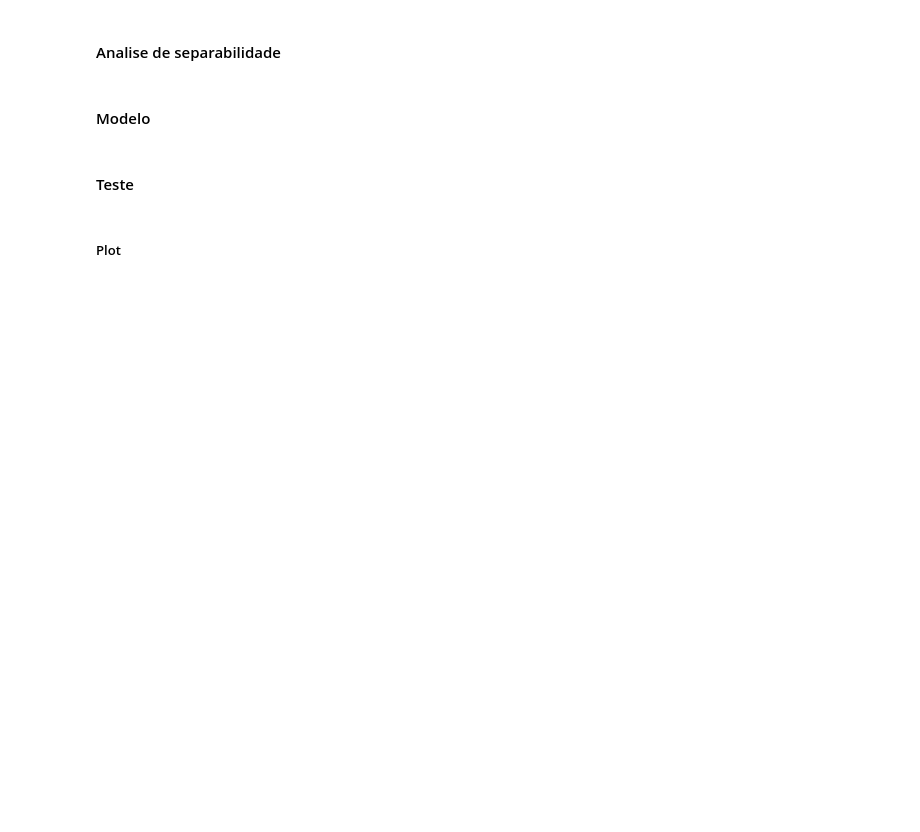
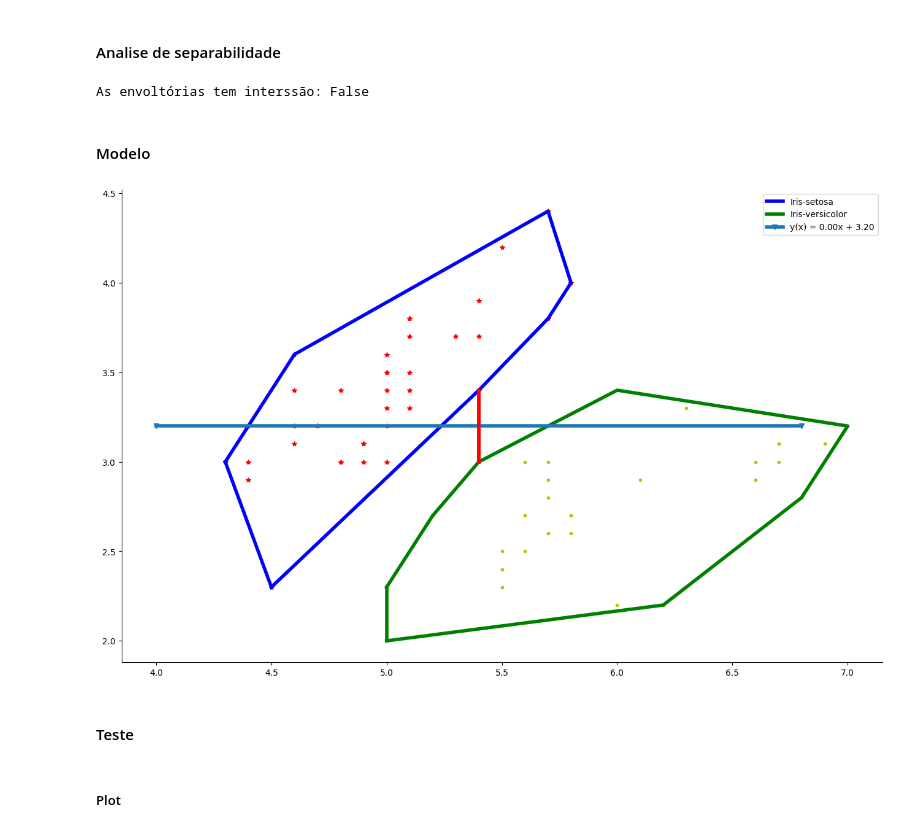
Before and after one commit to Gcastelo01/TP1_Alg2, a Jupyter notebook: TP1_Classificador.ipynb, the cells around one changed output. Drawn from its saved outputs; the diff is of its cells as text; code cells hidden in the pictures; blank space fills up the shorter version.

```diff
--- a/TP1_Classificador.ipynb
+++ b/TP1_Classificador.ipynb
@@ -135,12 +141,12 @@ print(f'As envoltórias tem interssão: {hasIntersection}')
 # %% [markdown]
 #### Carrega o bando de dados e Separa em treino e teste
 # %%
-thyroid = pd.read_csv('./data/thyroid.csv', delimiter=',')
-thyroid = thyroid[['TSH', 'FTI', 'Class']]
+iris = pd.read_csv('./data/iris.csv', delimiter=',')
+iris = iris[['SepalLength', 'SepalWidth', 'Class']]
 
-Class = [1, 2]
+Class = ['Iris-setosa', 'Iris-versicolor']
 
-X_train, X_test, y_train, y_test = test_train(thyroid, 'Class', Class[0], Class[1])
+X_train, X_test, y_train, y_test = test_train(iris, 'Class', Class[0], Class[1])
 
 filtro = y_train == Class[0]
 # %% [markdown]
@@ -160,20 +168,24 @@ endPointList, segmentsList = preProcessConvexHull(envoltorias[0], envoltorias[1]
 hasIntersection = sweepLineIntersection(endPointList, segmentsList)
 
 print(f'As envoltórias tem interssão: {hasIntersection}')
+# %% [output]
+As envoltórias tem interssão: False
 # %% [markdown]
 #### Modelo
 # %%
 fig, ax = plt.subplots()
-model, firstConvexHullIsLeft, params = plotModel(X_train, ax, filtro, Class, withNoise=False, modelAjust=0.05)
+model, firstConvexHullIsLeft, params = plotModel(X_train, ax, filtro, Class, withNoise=False, modelAjust=1)
 
 plt.legend(loc='upper right')
 
 left = Class[0] if firstConvexHullIsLeft else Class[1]
 right = Class[1] if firstConvexHullIsLeft else Class[0]
 
 despine(ax)
 
 plt.show()
+# %% [output]
+[figure, added]
 # %% [markdown]
 #### Teste
 # %% [markdown]
```
Also changed, not shown: parts of 39 cells of this notebook.
